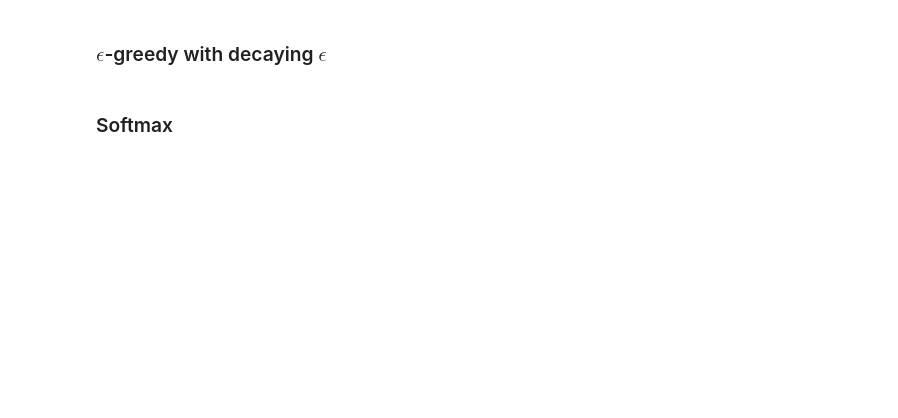
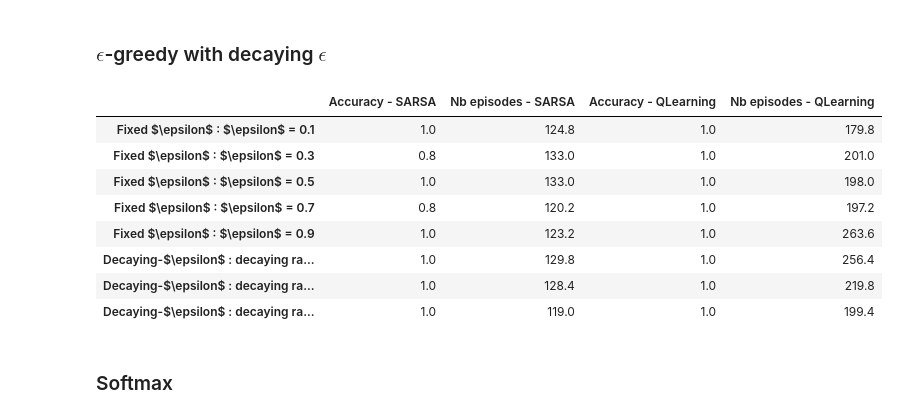
Before and after one commit to AntGro/P3A-Deep-Reinforcement-Learning, a Jupyter notebook: Notebooks/TD deterministic.ipynb, the cells around one changed output. Saved outputs shown, nothing was run; the diff lists cells and outputs as text; code cells hidden in the pictures; blank space fills up the shorter version.

```diff
--- a/Notebooks/TD deterministic.ipynb
+++ b/Notebooks/TD deterministic.ipynb
@@ -114,3 +135,15 @@ for dr in tqdm(DR):
+# %%
+recap
+# %% [output]
+|  | Accuracy - SARSA | Nb episodes - SARSA | Accuracy - QLearning | Nb episodes - QLearning |
+| Fixed $\epsilon$ : $\epsilon$ = 0.1 | 1.0 | 124.8 | 1.0 | 179.8 |
+| Fixed $\epsilon$ : $\epsilon$ = 0.3 | 0.8 | 133.0 | 1.0 | 201.0 |
+| Fixed $\epsilon$ : $\epsilon$ = 0.5 | 1.0 | 133.0 | 1.0 | 198.0 |
+| Fixed $\epsilon$ : $\epsilon$ = 0.7 | 0.8 | 120.2 | 1.0 | 197.2 |
+| Fixed $\epsilon$ : $\epsilon$ = 0.9 | 1.0 | 123.2 | 1.0 | 263.6 |
+| Decaying-$\epsilon$ : decaying ra... | 1.0 | 129.8 | 1.0 | 256.4 |
+| Decaying-$\epsilon$ : decaying ra... | 1.0 | 128.4 | 1.0 | 219.8 |
+| Decaying-$\epsilon$ : decaying ra... | 1.0 | 119.0 | 1.0 | 199.4 |
 # %% [markdown]
 ### Softmax
 # %%
```
Also changed, not shown: parts of 15 cells of this notebook, 6 other files.
